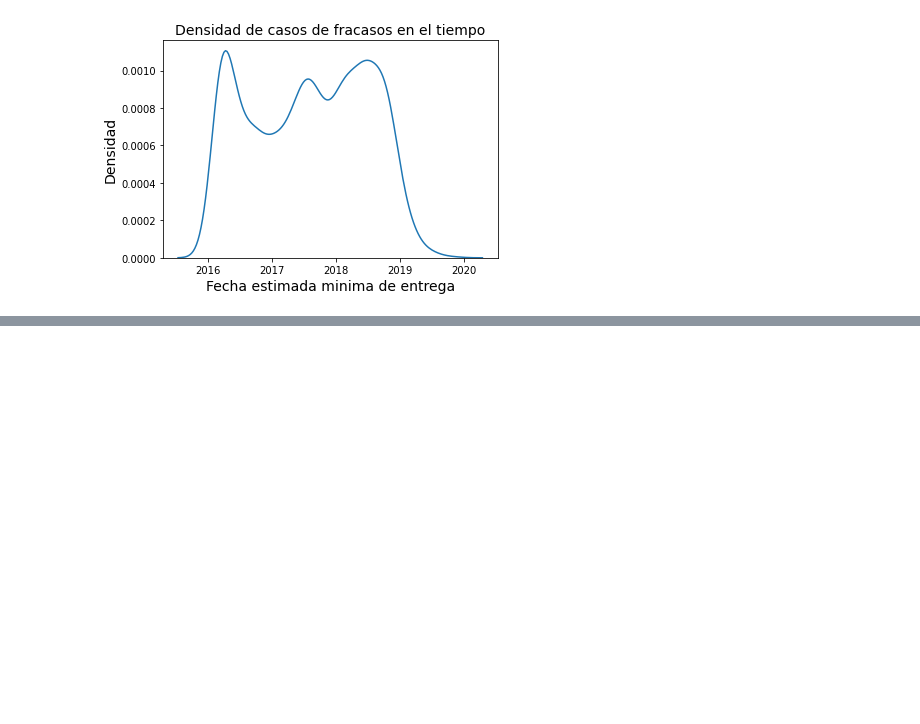
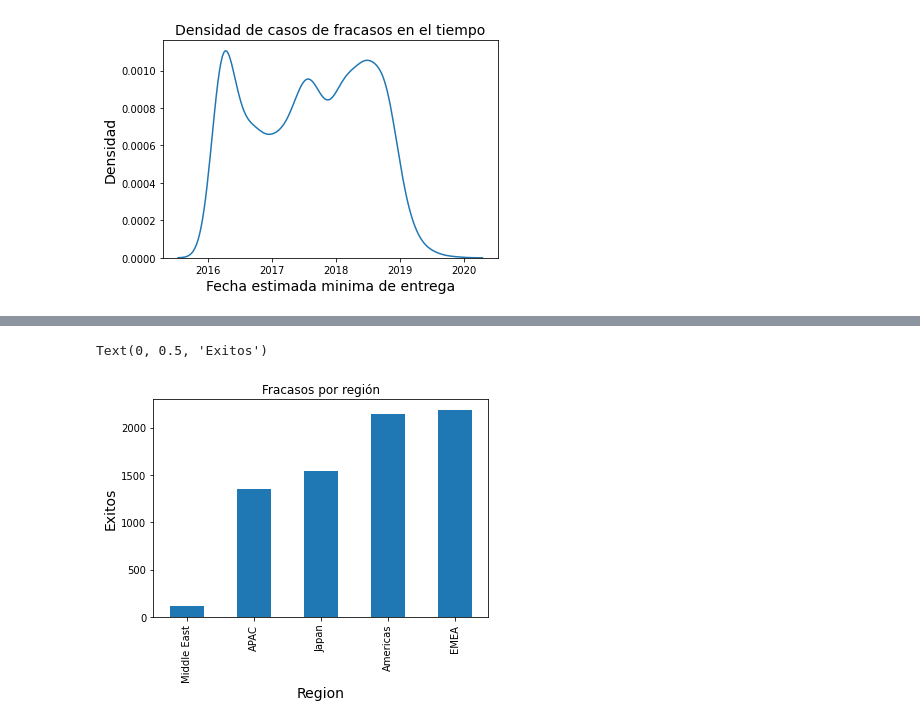
Before and after one commit to joaquinhojman/Entrenamieto_ECI_2020, a Jupyter notebook: TP1.ipynb, the cells around one changed output, grey strips where cells are left out. Cells and saved outputs as stored; diff of their text form; code cells hidden in the pictures; blank space fills up the shorter version.

```diff
--- a/TP1.ipynb
+++ b/TP1.ipynb
@@ -127,0 +153,6 @@ Text(0, 0.5, 'Densidad')
+# %%
+#Ahora hago lo mismo pero con los fracasos por cada Region.
+
+fracasos_region = df_region[df_region['Stage'] == 'Closed Lost']  #dejo solo los closed won
+fracasos_region = fracasos_region.groupby('Region').size()
+fracasos_region
@@ -127,0 +167,8 @@ Text(0, 0.5, 'Densidad')
+# %%
+g = fracasos_region.nsmallest().plot.bar()
+g.set_title("Fracasos por región")
+g.set_xlabel("Region",fontsize=14)
+g.set_ylabel("Exitos",fontsize=14)
+# %% [output]
+Text(0, 0.5, 'Exitos')
+[figure, added]
```
Also changed, not shown: parts of 4 cells of this notebook.
